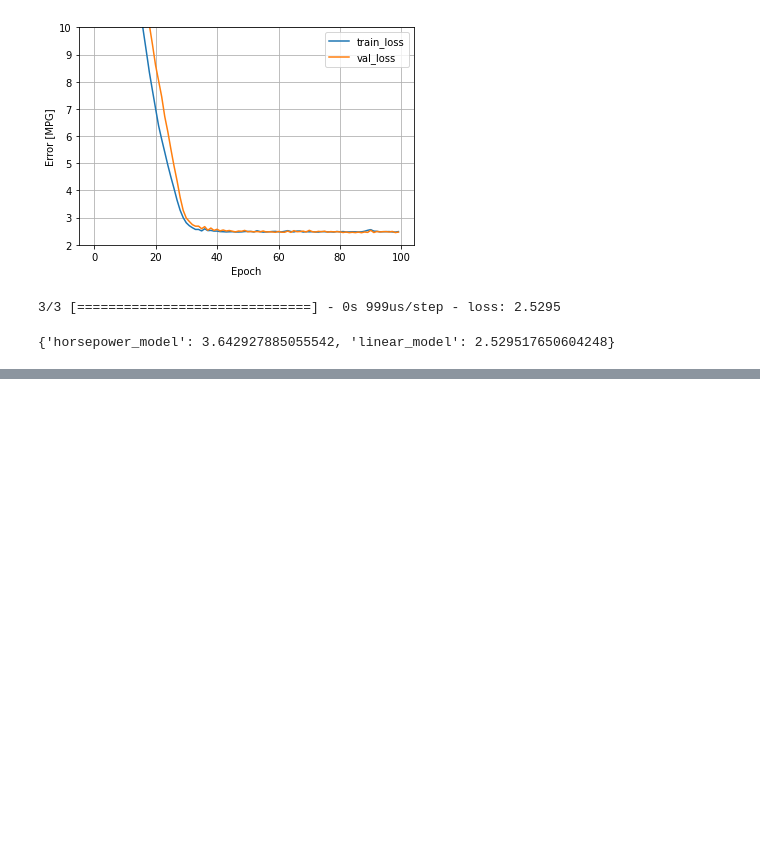
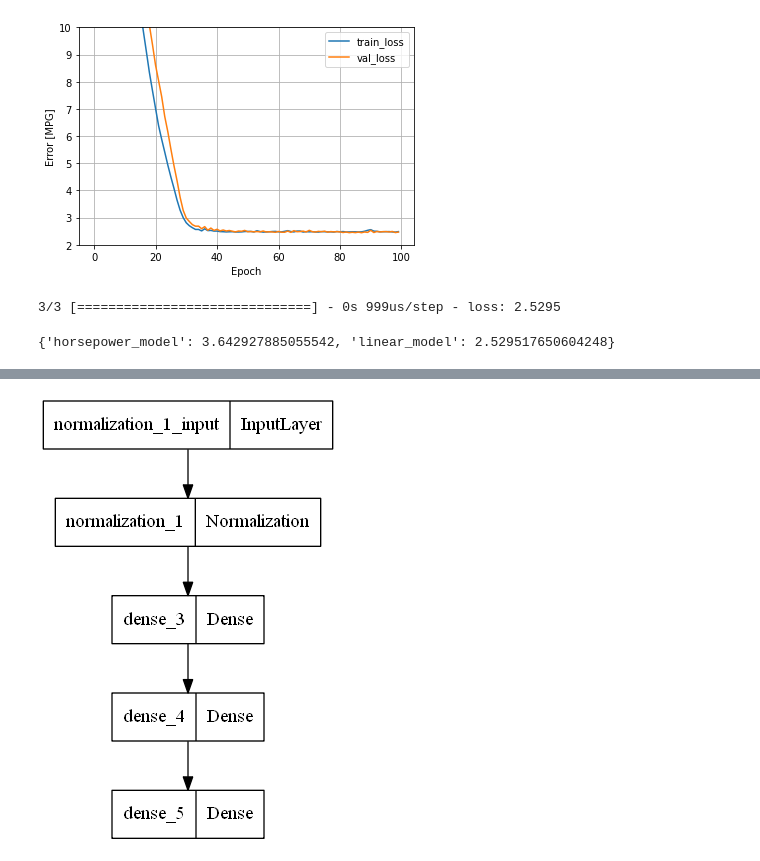
Before and after one commit to cswnote/tf25, a Jupyter notebook: tutorial basic regression Predict fuel efficiency.ipynb, the cells around one changed output, grey strips where cells are left out. Cells and saved outputs as stored; diff of their text form; code cells hidden in the pictures; blank space fills up the shorter version.

```diff
--- a/tutorial basic regression Predict fuel efficiency.ipynb
+++ b/tutorial basic regression Predict fuel efficiency.ipynb
@@ -290,5 +290,9 @@ def build_and_compile_model(norm):
                        Dense(64, activation='relu'),
                        Dense(1)])
 
-model.compile(loss='mean_absolute_error',
-             optimizer=)
+    model.compile(loss='mean_absolute_error',
+                 optimizer=Adam(0.001))
+
+    return model
+# %%
+dnn_horsepower_model = build_and_compile_model(horsepower_normalize)
@@ -294,0 +320,4 @@ model.compile(loss='mean_absolute_error',
+# %%
+plot_model(dnn_horsepower_model)
+# %% [output]
+[figure, added]
```
Also changed, not shown: parts of 2 cells of this notebook.
